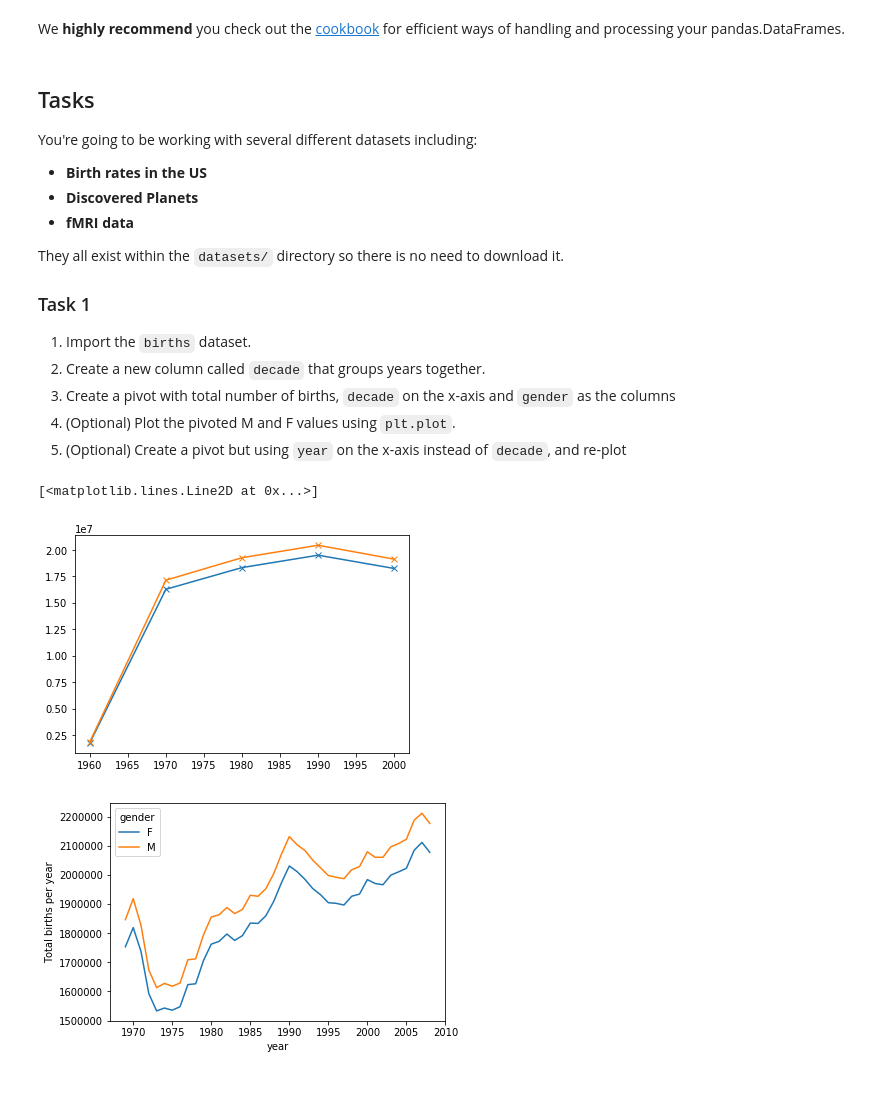
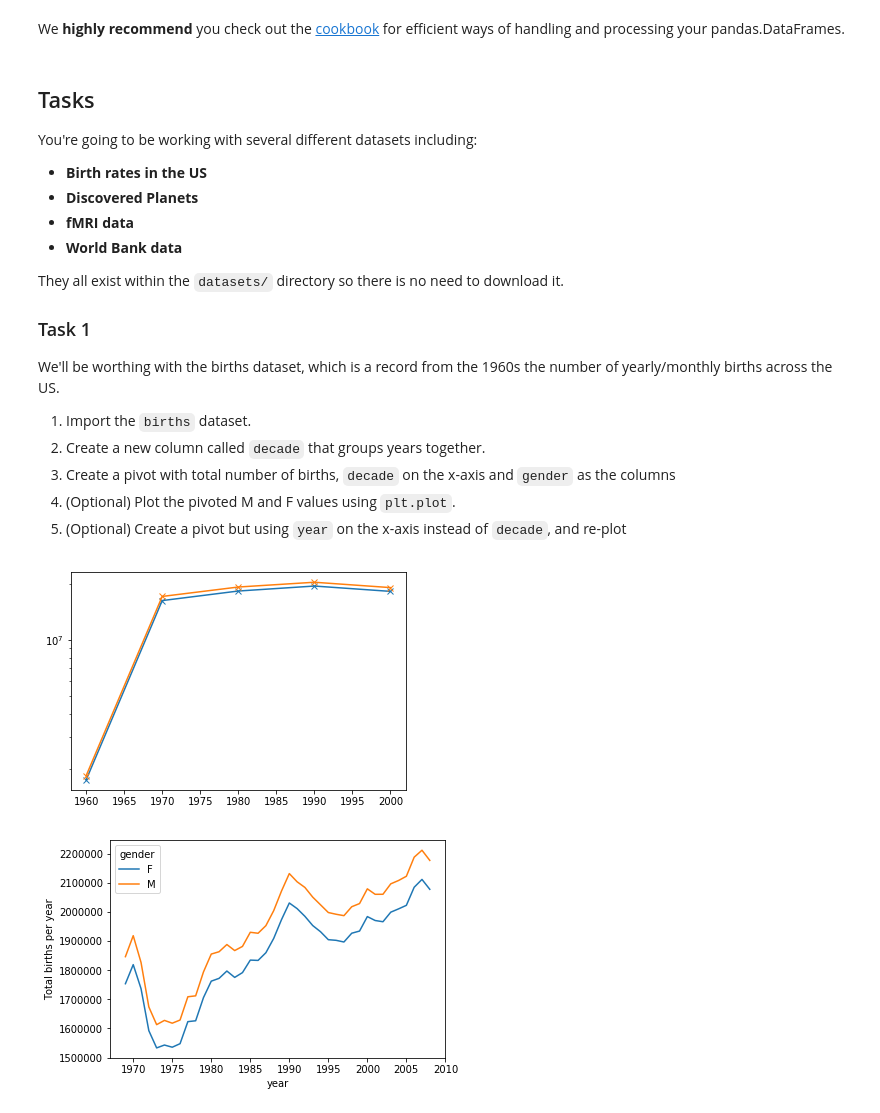
Before and after one commit to ecs-vlc/PythonTeaching, a Jupyter notebook: 03-Data/02 Pandas Intermediate.ipynb, the cells around one changed output. Cells and saved outputs as stored; diff of their text form; code cells hidden in the pictures; blank space fills up the shorter version.

Commit message:
added questions to pandas-intermediate in progress, new datasets, updated readmes

```diff
--- a/03-Data/02 Pandas Intermediate.ipynb
+++ b/03-Data/02 Pandas Intermediate.ipynb
@@ -1634,10 +1436,13 @@ You're going to be working with several different datasets including:
 - **Birth rates in the US**
 - **Discovered Planets**
 - **fMRI data**
+- **World Bank data**
 
 They all exist within the `datasets/` directory so there is no need to download it.
 
 ### Task 1
+
+We'll be worthing with the births dataset, which is a record from the 1960s the number of yearly/monthly births across the US.
 
 1. Import the `births` dataset.
 2. Create a new column called `decade` that groups years together.
@@ -1647,16 +1454,16 @@ They all exist within the `datasets/` directory so there is no need to download
 # %%
 # 1
 births = pd.read_csv("datasets/births.csv")
 # 2
 births["decade"] = 10*(births["year"]//10)
 # 3
 piv = births.pivot_table("births", index="decade", columns="gender", aggfunc="sum")
 # 4
-plt.plot(piv.index, piv["F"], 'x-')
-plt.plot(piv.index, piv["M"], 'x-')
+plt.semilogy(piv.index, piv["F"], 'x-')
+plt.semilogy(piv.index, piv["M"], 'x-')
+plt.show()
 # %% [output]
-[<matplotlib.lines.Line2D at 0x...>]
-[figure, old version]
+[figure, new version]
 # %%
 births.pivot_table("births", index="year", columns="gender", aggfunc="sum").plot()
 plt.ylabel("Total births per year")
```
Also changed, not shown: parts of 67 cells of this notebook, 9 other files.
